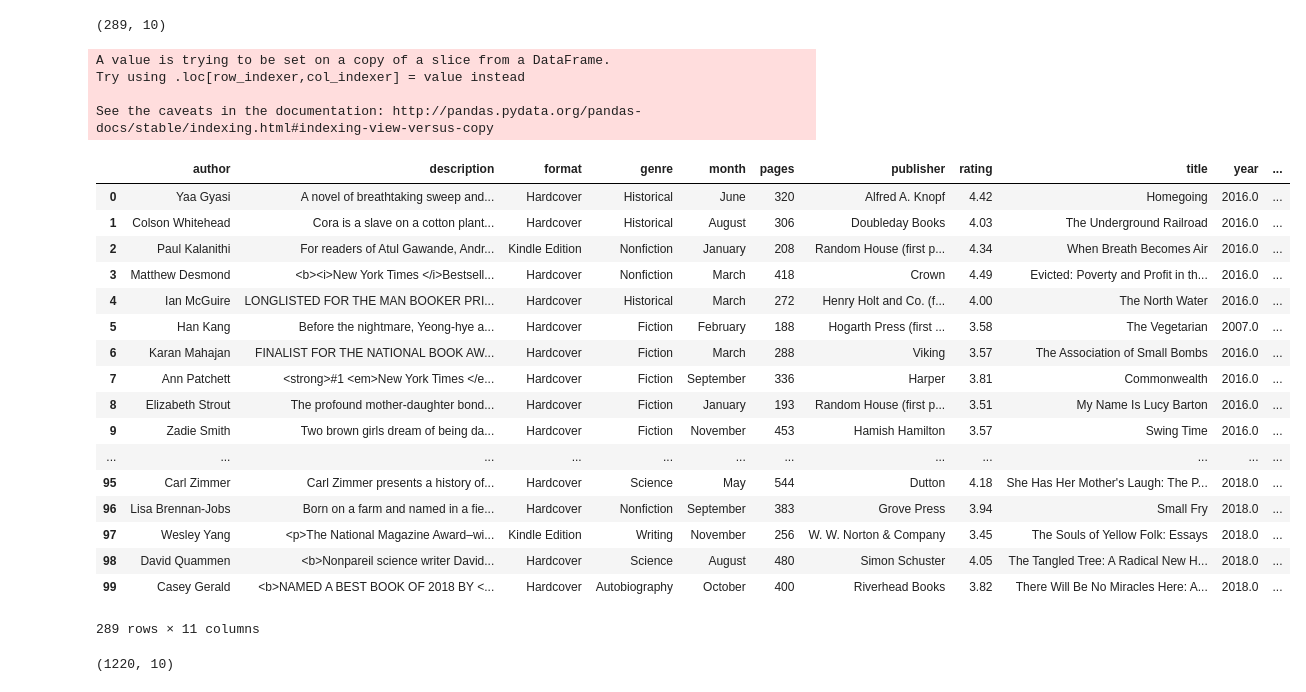
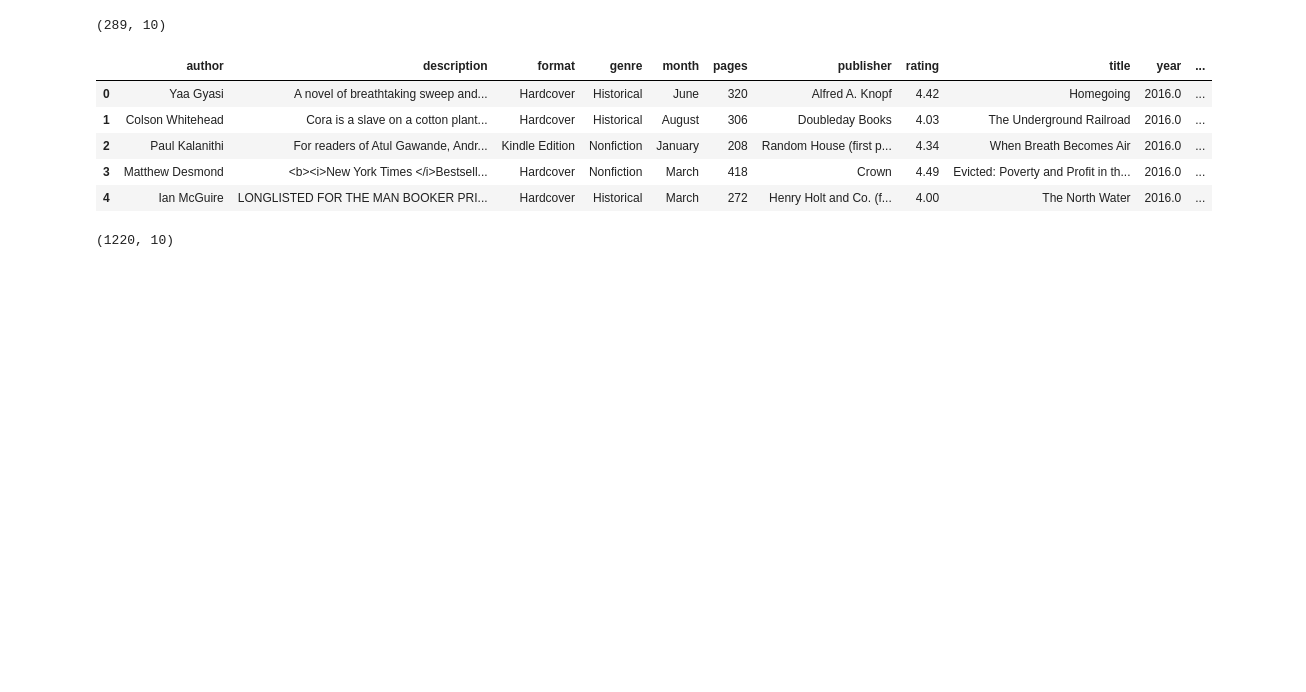
Before and after one commit to robillersomeone/NYT_bestsellers, a Jupyter notebook: ETL/combining_dataframes.ipynb, the cells around one changed output. Saved outputs shown, nothing was run; the diff lists cells and outputs as text; code cells hidden in the pictures; blank space fills up the shorter version.

```diff
--- a/ETL/combining_dataframes.ipynb
+++ b/ETL/combining_dataframes.ipynb
@@ -13,14 +13,14 @@ import string
 # %%
 
 # these are the NYT best seller list
-nyt_2016_df = pd.read_csv('csv_files/nyt_2016_df.csv')
-nyt_2017_df = pd.read_csv('csv_files/nyt_2017_df.csv')
-nyt_2018_df = pd.read_csv('csv_files/nyt_2018_df')
+nyt_2016_df = pd.read_csv('../data/nyt_2016_df.csv')
+nyt_2017_df = pd.read_csv('../data/nyt_2017_df.csv')
+nyt_2018_df = pd.read_csv('../data/nyt_2018_df')
 
 # these are all of our books
-gr_2016_df = pd.read_csv('csv_files/goodreads_2016_df.csv')
-gr_2017_df = pd.read_csv('csv_files/goodreads_2017_df.csv')
-gr_2018_df = pd.read_csv('csv_files/goodreads_2018_df.csv')
+gr_2016_df = pd.read_csv('../data/goodreads_2016_df.csv')
+gr_2017_df = pd.read_csv('../data/goodreads_2017_df.csv')
+gr_2018_df = pd.read_csv('../data/goodreads_2018_df.csv')
 # %% [markdown]
 ## Merge thte NYT Bestseller dataframes
 # %%
@@ -137,32 +113,15 @@ nyt_df.shape
 # %%
 # add in target feature
 nyt_df['best_seller'] = 1
-# %% [output]
-A value is trying to be set on a copy of a slice from a DataFrame.
-Try using .loc[row_indexer,col_indexer] = value instead
-
-See the caveats in the documentation: http://pandas.pydata.org/pandas-docs/stable/indexing.html#indexing-view-versus-copy
 # %%
-nyt_df
+nyt_df.head()
 # %% [output]
 |  | author | description | format | genre | month | pages | publisher | rating | title | year | ... |
 | 0 | Yaa Gyasi | A novel of breathtaking sweep and... | Hardcover | Historical | June | 320 | Alfred A. Knopf | 4.42 | Homegoing | 2016.0 | ... |
 | 1 | Colson Whitehead | Cora is a slave on a cotton plant... | Hardcover | Historical | August | 306 | Doubleday Books | 4.03 | The Underground Railroad | 2016.0 | ... |
 | 2 | Paul Kalanithi | For readers of Atul Gawande, Andr... | Kindle Edition | Nonfiction | January | 208 | Random House (first p... | 4.34 | When Breath Becomes Air | 2016.0 | ... |
 | 3 | Matthew Desmond | <b><i>New York Times </i>Bestsell... | Hardcover | Nonfiction | March | 418 | Crown | 4.49 | Evicted: Poverty and Profit in th... | 2016.0 | ... |
 | 4 | Ian McGuire | LONGLISTED FOR THE MAN BOOKER PRI... | Hardcover | Historical | March | 272 | Henry Holt and Co. (f... | 4.00 | The North Water | 2016.0 | ... |
-| 5 | Han Kang | Before the nightmare, Yeong-hye a... | Hardcover | Fiction | February | 188 | Hogarth Press (first ... | 3.58 | The Vegetarian | 2007.0 | ... |
-| 6 | Karan Mahajan | FINALIST FOR THE NATIONAL BOOK AW... | Hardcover | Fiction | March | 288 | Viking | 3.57 | The Association of Small Bombs | 2016.0 | ... |
-| 7 | Ann Patchett | <strong>#1 <em>New York Times </e... | Hardcover | Fiction | September | 336 | Harper | 3.81 | Commonwealth | 2016.0 | ... |
-| 8 | Elizabeth Strout | The profound mother-daughter bond... | Hardcover | Fiction | January | 193 | Random House (first p... | 3.51 | My Name Is Lucy Barton | 2016.0 | ... |
-| 9 | Zadie Smith | Two brown girls dream of being da... | Hardcover | Fiction | November | 453 | Hamish Hamilton | 3.57 | Swing Time | 2016.0 | ... |
-| ... | ... | ... | ... | ... | ... | ... | ... | ... | ... | ... | ... |
-| 95 | Carl Zimmer | Carl Zimmer presents a history of... | Hardcover | Science | May | 544 | Dutton | 4.18 | She Has Her Mother's Laugh: The P... | 2018.0 | ... |
-| 96 | Lisa Brennan-Jobs | Born on a farm and named in a fie... | Hardcover | Nonfiction | September | 383 | Grove Press | 3.94 | Small Fry | 2018.0 | ... |
-| 97 | Wesley Yang | <p>The National Magazine Award–wi... | Kindle Edition | Writing | November | 256 | W. W. Norton & Company | 3.45 | The Souls of Yellow Folk: Essays | 2018.0 | ... |
-| 98 | David Quammen | <b>Nonpareil science writer David... | Hardcover | Science | August | 480 | Simon Schuster | 4.05 | The Tangled Tree: A Radical New H... | 2018.0 | ... |
-| 99 | Casey Gerald | <b>NAMED A BEST BOOK OF 2018 BY <... | Hardcover | Autobiography | October | 400 | Riverhead Books | 3.82 | There Will Be No Miracles Here: A... | 2018.0 | ... |
-289 rows × 11 columns
 # %%
 # this is making the dataframe with all the books
 
```
Also changed, not shown: parts of 10 cells of this notebook, 1 other file.
